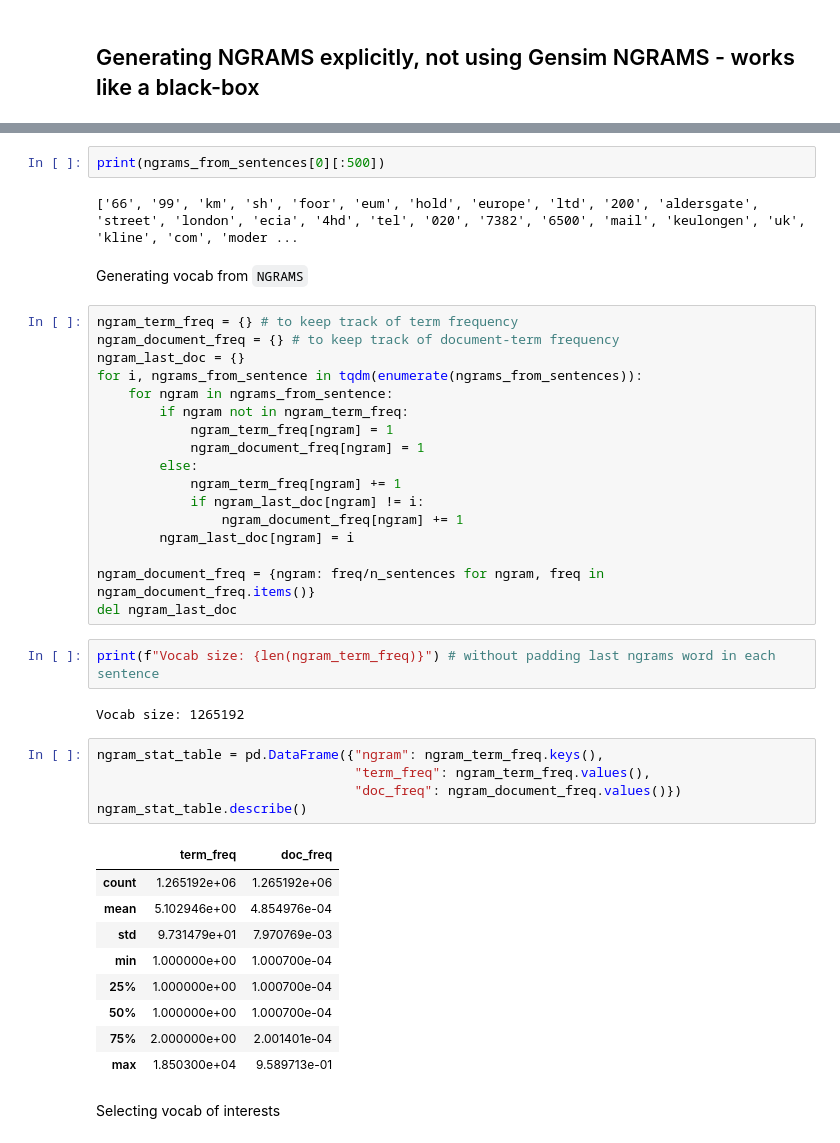
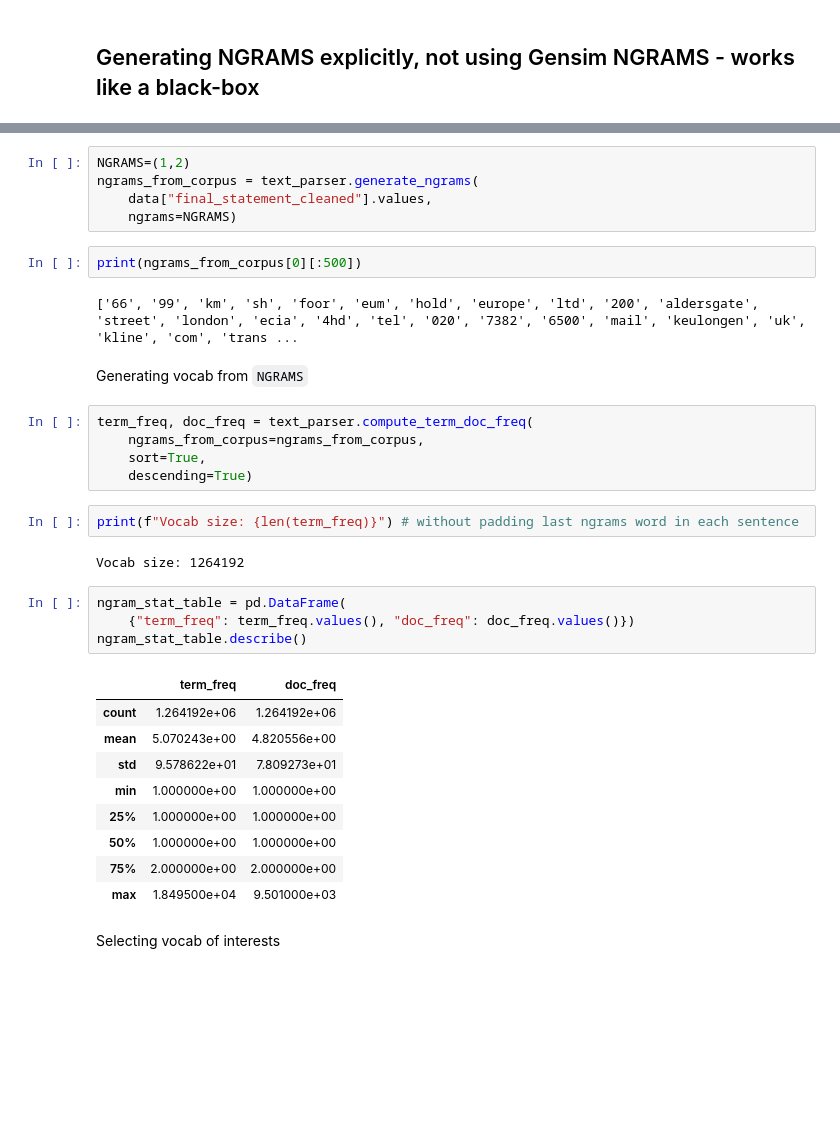
Before and after one commit to dmp1999/modern_slavery_registry, a Jupyter notebook: notebooks/20210129-LDA-sklearn-bigrams.ipynb, the cells around one changed output, grey strips where cells are left out. Saved outputs shown, nothing was run; the diff lists cells and outputs as text; blank space fills up the shorter version.

```diff
--- a/notebooks/20210129-LDA-sklearn-bigrams.ipynb
+++ b/notebooks/20210129-LDA-sklearn-bigrams.ipynb
@@ -76,45 +61,37 @@ for sentence in tqdm(data["final_statement_cleaned"].values):
+# %%
+NGRAMS=(1,2)
+ngrams_from_corpus = text_parser.generate_ngrams(
+    data["final_statement_cleaned"].values,
+    ngrams=NGRAMS)
 # %%
-print(ngrams_from_sentences[0][:500])
+print(ngrams_from_corpus[0][:500])
 # %% [output]
-['66', '99', 'km', 'sh', 'foor', 'eum', 'hold', 'europe', 'ltd', '200', 'aldersgate', 'street', 'london', 'ecia', '4hd', 'tel', '020', '7382', '6500', 'mail', 'keulongen', 'uk', 'kline', 'com', 'moder ...
+['66', '99', 'km', 'sh', 'foor', 'eum', 'hold', 'europe', 'ltd', '200', 'aldersgate', 'street', 'london', 'ecia', '4hd', 'tel', '020', '7382', '6500', 'mail', 'keulongen', 'uk', 'kline', 'com', 'trans ...
 # %% [markdown]
 Generating vocab from `NGRAMS`
-# %%
-ngram_term_freq = {} # to keep track of term frequency
-ngram_document_freq = {} # to keep track of document-term frequency
-ngram_last_doc = {}
-for i, ngrams_from_sentence in tqdm(enumerate(ngrams_from_sentences)):
-    for ngram in ngrams_from_sentence:
-        if ngram not in ngram_term_freq:
-            ngram_term_freq[ngram] = 1
-            ngram_document_freq[ngram] = 1
-        else:
-            ngram_term_freq[ngram] += 1
-            if ngram_last_doc[ngram] != i:
-                ngram_document_freq[ngram] += 1
-        ngram_last_doc[ngram] = i
-
-ngram_document_freq = {ngram: freq/n_sentences for ngram, freq in ngram_document_freq.items()}
-del ngram_last_doc
+# %%
+term_freq, doc_freq = text_parser.compute_term_doc_freq(
+    ngrams_from_corpus=ngrams_from_corpus,
+    sort=True,
+    descending=True)
 # %%
-print(f"Vocab size: {len(ngram_term_freq)}") # without padding last ngrams word in each sentence
+print(f"Vocab size: {len(term_freq)}") # without padding last ngrams word in each sentence
 # %% [output]
-Vocab size: 1265192
+Vocab size: 1264192
 # %%
-ngram_stat_table = pd.DataFrame({"ngram": ngram_term_freq.keys(),
-                                 "term_freq": ngram_term_freq.values(),
-                                 "doc_freq": ngram_document_freq.values()})
+ngram_stat_table = pd.DataFrame(
+    {"term_freq": term_freq.values(), "doc_freq": doc_freq.values()})
 ngram_stat_table.describe()
 # %% [output]
 |  | term_freq | doc_freq |
-| count | 1.265192e+06 | 1.265192e+06 |
-| mean | 5.102946e+00 | 4.854976e-04 |
-| std | 9.731479e+01 | 7.970769e-03 |
-| min | 1.000000e+00 | 1.000700e-04 |
-| 25% | 1.000000e+00 | 1.000700e-04 |
-| 50% | 1.000000e+00 | 1.000700e-04 |
-| 75% | 2.000000e+00 | 2.001401e-04 |
-| max | 1.850300e+04 | 9.589713e-01 |
+| count | 1.264192e+06 | 1.264192e+06 |
+| mean | 5.070243e+00 | 4.820556e+00 |
+| std | 9.578622e+01 | 7.809273e+01 |
+| min | 1.000000e+00 | 1.000000e+00 |
+| 25% | 1.000000e+00 | 1.000000e+00 |
+| 50% | 1.000000e+00 | 1.000000e+00 |
+| 75% | 2.000000e+00 | 2.000000e+00 |
+| max | 1.849500e+04 | 9.501000e+03 |
 # %% [markdown]
 Selecting vocab of interests
 # %%
```
Also changed, not shown: parts of 11 cells of this notebook, 2 other files.
